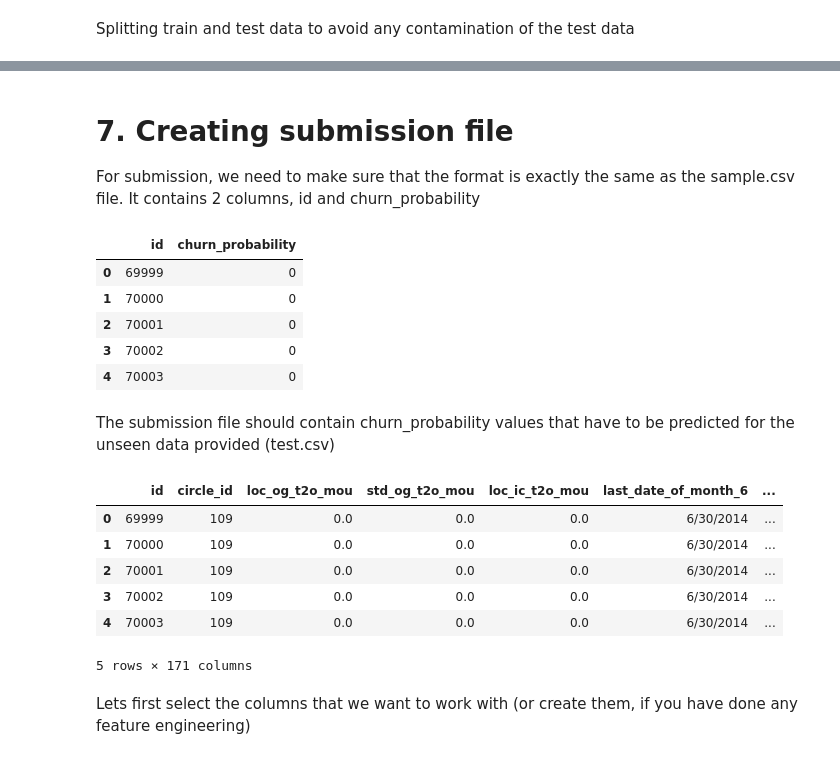
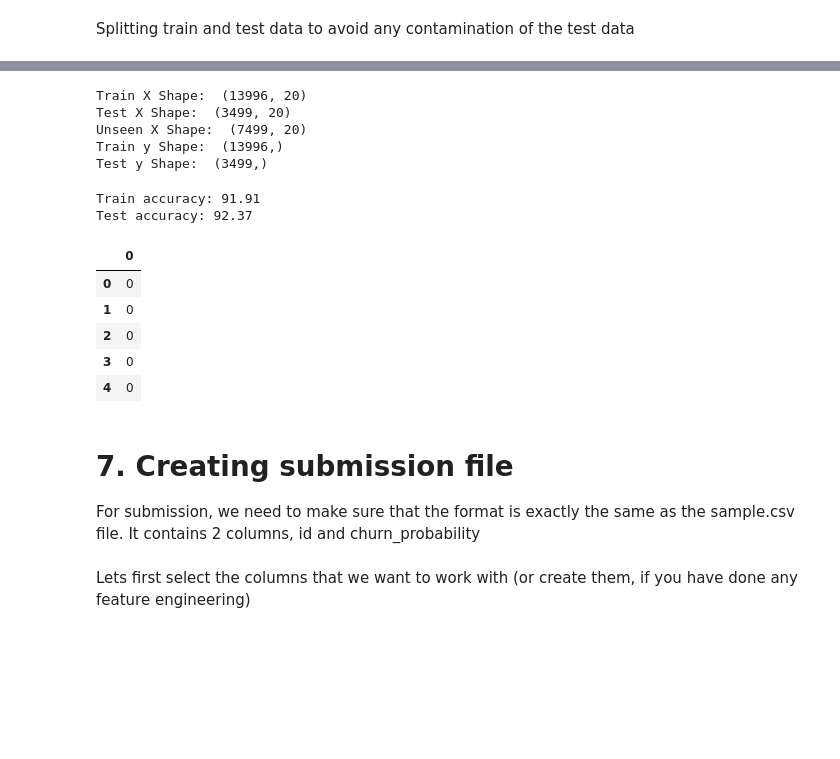
Before and after one commit to mundrapiyush/data-analysis, a Jupyter notebook: case-study/Telecom Churn/telecom-churn-analysis.ipynb, the cells around one changed output, grey strips where cells are left out. Cells and saved outputs as stored; diff of their text form; code cells hidden in the pictures; blank space fills up the shorter version.

Commit message:
feat: first model using LogisticRegression with RFE

```diff
--- a/case-study/Telecom Churn/telecom-churn-analysis.ipynb
+++ b/case-study/Telecom Churn/telecom-churn-analysis.ipynb
@@ -530,0 +296,29 @@ recall_score(y_test, pipe.predict(X_test[new_vars]))
+# %%
+X_train_scaled = pd.DataFrame(X_train_scaled, columns = X_train.columns)
+X_test_scaled = pd.DataFrame(X_test_scaled, columns = X_test.columns)
+X_unseen_scaled = pd.DataFrame(X_unseen_scaled, columns = X_unseen.columns)
+# %%
+logistic_regression = LogisticRegression()
+rfe_selector = RFE(logistic_regression, n_features_to_select = 20)
+rfe_selector.fit(X_train_scaled, y_train)
+selected_features = X_train_scaled.columns[rfe_selector.support_]
+# %%
+X_train_scaled_selected = X_train_scaled[selected_features]
+X_test_scaled_selected = X_test_scaled[selected_features]
+X_unseen_scaled_selected = X_unseen_scaled[selected_features]
+# %%
+print('Train X Shape: ', X_train_scaled_selected.shape)
+print('Test X Shape: ', X_test_scaled_selected.shape)
+print('Unseen X Shape: ', X_unseen_scaled_selected.shape)
+print('Train y Shape: ', y_train.shape)
+print('Test y Shape: ', y_test.shape)
+# %% [output]
+Train X Shape:  (13996, 20)
+Test X Shape:  (3499, 20)
+Unseen X Shape:  (7499, 20)
+Train y Shape:  (13996,)
+Test y Shape:  (3499,)
+# %%
+logistic_regression.fit(X_train_scaled_selected, y_train)
+y_train_pred = logistic_regression.predict(X_train_scaled_selected)
+train_score = logistic_regression.score(X_train_scaled_selected, y_train)
@@ -531,27 +328,24 @@ recall_score(y_test, pipe.predict(X_test[new_vars]))
+# %%
+print("Train accuracy:", round(train_score * 100, ndigits=2))
+print("Test accuracy:", round(test_score * 100, ndigits=2))
+# %% [output]
+Train accuracy: 91.91
+Test accuracy: 92.37
+# %%
+y_unseen_pred = logistic_regression.predict(X_unseen_scaled_selected)
+y_unseen_pred_df = pd.DataFrame(y_unseen_pred)
+y_unseen_pred_df = pd.concat([y_unseen_pred_df, X_unseen_id])
+y_unseen_pred_df.head()
+# %% [output]
+|  | 0 |
+| 0 | 0 |
+| 1 | 0 |
+| 2 | 0 |
+| 3 | 0 |
+| 4 | 0 |
 # %% [markdown]
 # 7. Creating submission file
 
 For submission, we need to make sure that the format is exactly the same as the sample.csv file. It contains 2 columns, id and churn_probability
-# %%
-sample.head()
-# %% [output]
-|  | id | churn_probability |
-| 0 | 69999 | 0 |
-| 1 | 70000 | 0 |
-| 2 | 70001 | 0 |
-| 3 | 70002 | 0 |
-| 4 | 70003 | 0 |
-# %% [markdown]
-The submission file should contain churn_probability values that have to be predicted for the unseen data provided (test.csv)
-# %%
-unseen.head()
-# %% [output]
-|  | id | circle_id | loc_og_t2o_mou | std_og_t2o_mou | loc_ic_t2o_mou | last_date_of_month_6 | ... |
-| 0 | 69999 | 109 | 0.0 | 0.0 | 0.0 | 6/30/2014 | ... |
-| 1 | 70000 | 109 | 0.0 | 0.0 | 0.0 | 6/30/2014 | ... |
-| 2 | 70001 | 109 | 0.0 | 0.0 | 0.0 | 6/30/2014 | ... |
-| 3 | 70002 | 109 | 0.0 | 0.0 | 0.0 | 6/30/2014 | ... |
-| 4 | 70003 | 109 | 0.0 | 0.0 | 0.0 | 6/30/2014 | ... |
-5 rows × 171 columns
 # %% [markdown]
 Lets first select the columns that we want to work with (or create them, if you have done any feature engineering)
```
Also changed, not shown: parts of 100 cells of this notebook, 1 other file.
